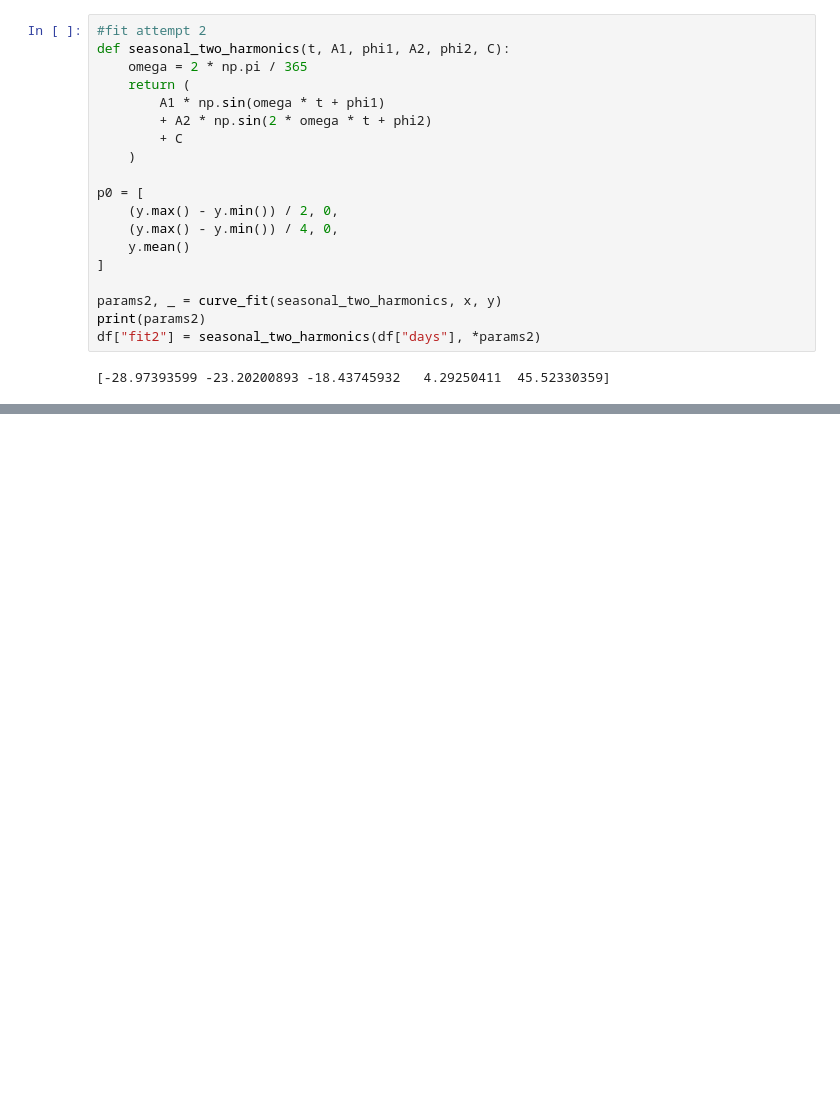
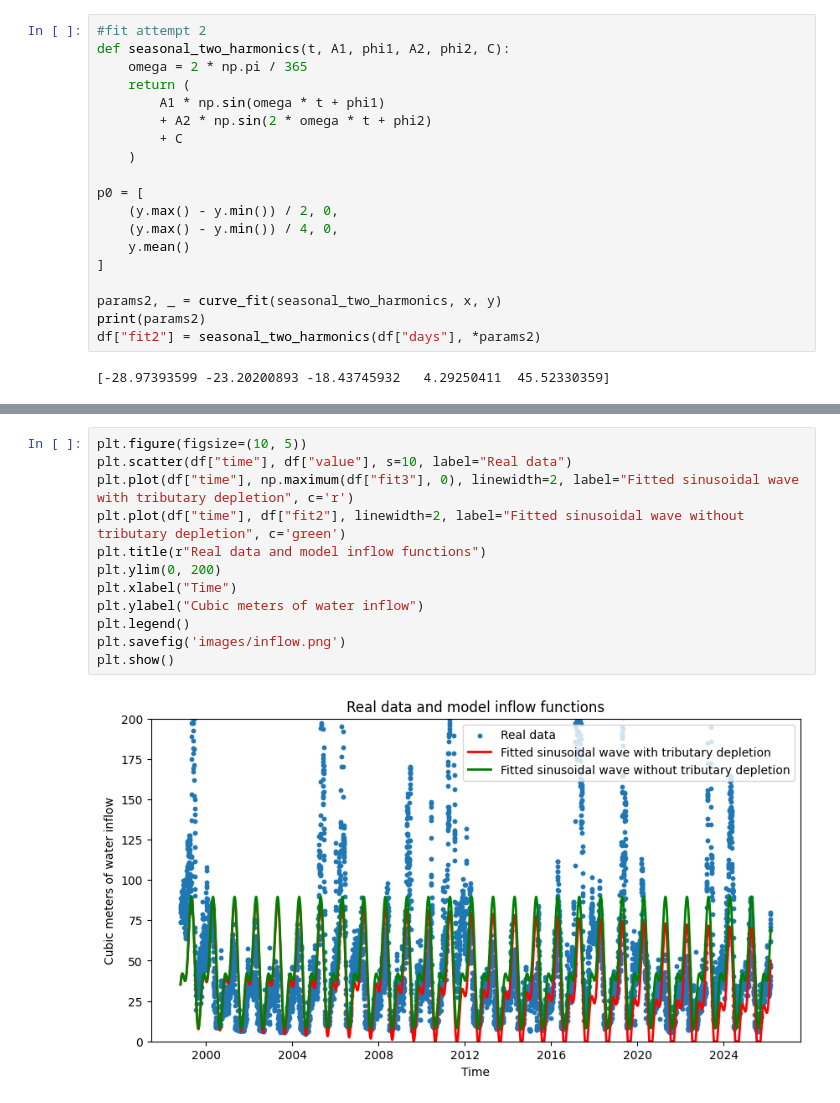
Before and after one commit to danilomcmaster/GSLModel, a Jupyter notebook: inflow.ipynb, the cells around one changed output, grey strips where cells are left out. Cells and saved outputs as stored; diff of their text form; blank space fills up the shorter version.

```diff
--- a/inflow.ipynb
+++ b/inflow.ipynb
@@ -108,0 +111,14 @@ plt.show()
+# %%
+plt.figure(figsize=(10, 5))
+plt.scatter(df["time"], df["value"], s=10, label="Real data")
+plt.plot(df["time"], np.maximum(df["fit3"], 0), linewidth=2, label="Fitted sinusoidal wave with tributary depletion", c='r')
+plt.plot(df["time"], df["fit2"], linewidth=2, label="Fitted sinusoidal wave without tributary depletion", c='green')
+plt.title(r"Real data and model inflow functions")
+plt.ylim(0, 200)
+plt.xlabel("Time")
+plt.ylabel("Cubic meters of water inflow")
+plt.legend()
+plt.savefig('images/inflow.png')
+plt.show()
+# %% [output]
+[figure, added]
```
Also changed, not shown: parts of 2 cells of this notebook, 5 other files.
